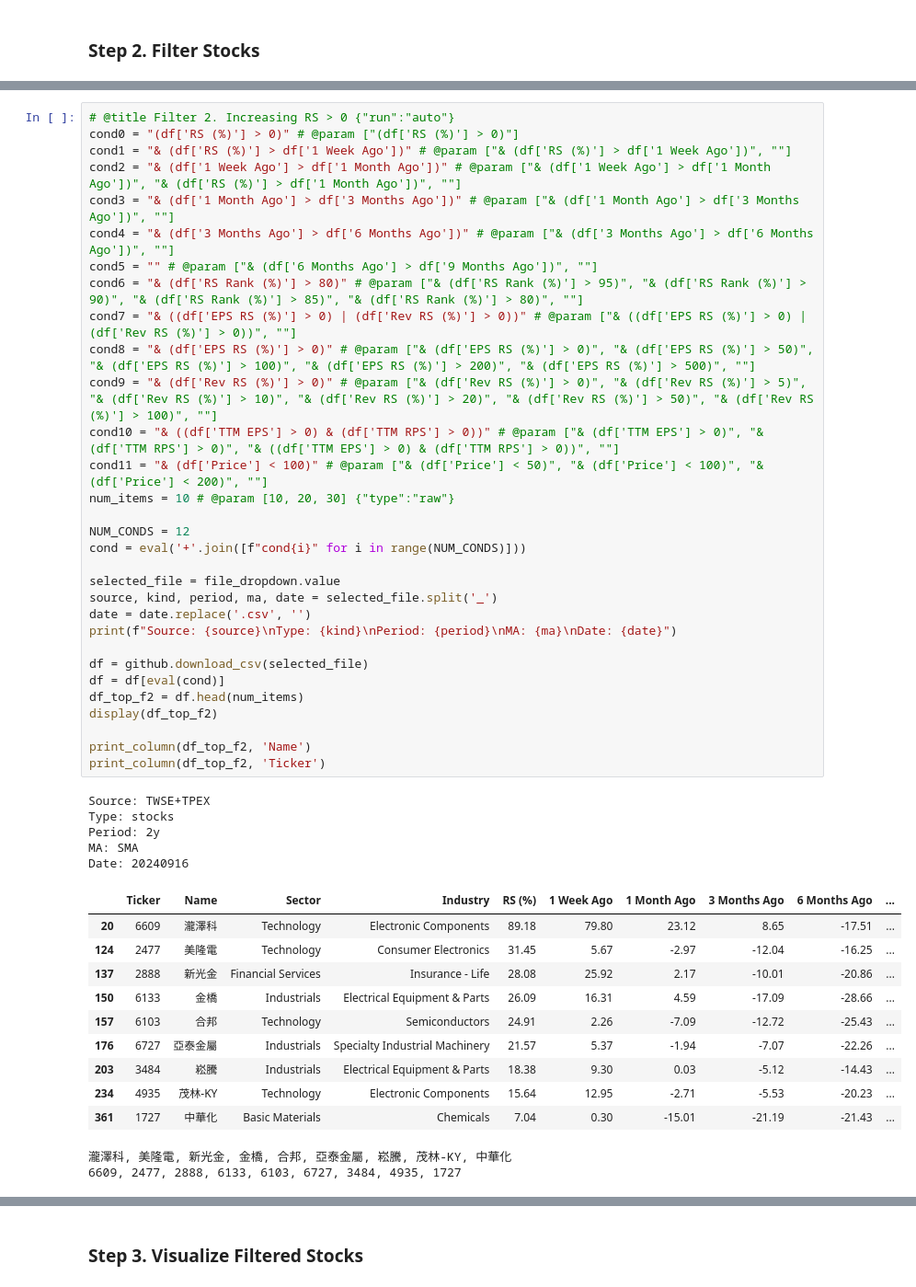
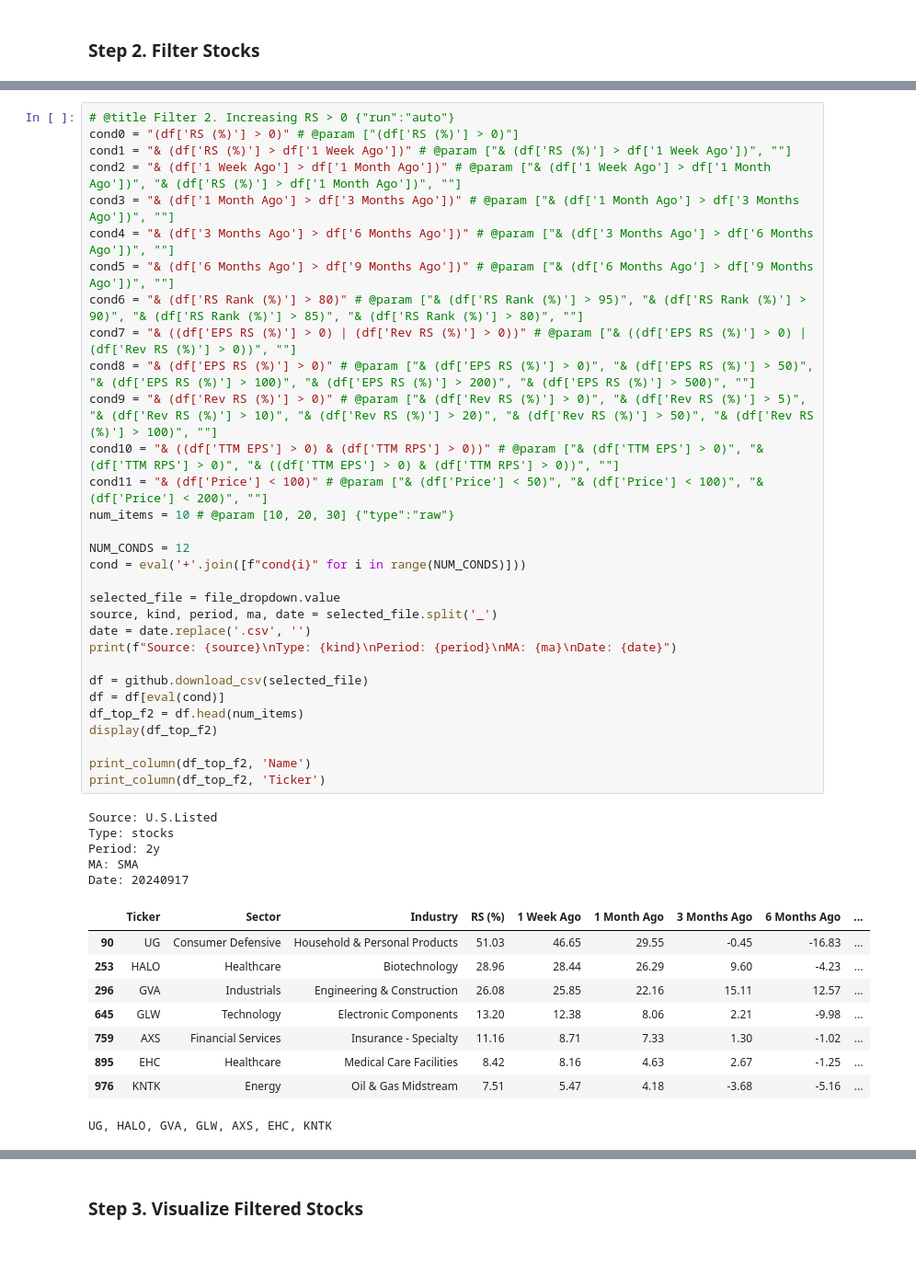
Before and after one commit to yorkjong/stock-reports, a Jupyter notebook: notebooks/weinstein_reports.ipynb, the cells around one changed output, grey strips where cells are left out. Shown at 92% size. Cells and saved outputs as stored; diff of their text form; blank space fills up the shorter version.

Commit message:
chore: Update tables for U.S. Listed Stocks

```diff
--- a/notebooks/weinstein_reports.ipynb
+++ b/notebooks/weinstein_reports.ipynb
@@ -536,48 +535,45 @@ cond1 = "& (df['RS (%)'] > df['1 Week Ago'])" # @param ["& (df['RS (%)'] > df['1
 cond2 = "& (df['1 Week Ago'] > df['1 Month Ago'])" # @param ["& (df['1 Week Ago'] > df['1 Month Ago'])", "& (df['RS (%)'] > df['1 Month Ago'])", ""]
 cond3 = "& (df['1 Month Ago'] > df['3 Months Ago'])" # @param ["& (df['1 Month Ago'] > df['3 Months Ago'])", ""]
 cond4 = "& (df['3 Months Ago'] > df['6 Months Ago'])" # @param ["& (df['3 Months Ago'] > df['6 Months Ago'])", ""]
-cond5 = "" # @param ["& (df['6 Months Ago'] > df['9 Months Ago'])", ""]
+cond5 = "& (df['6 Months Ago'] > df['9 Months Ago'])" # @param ["& (df['6 Months Ago'] > df['9 Months Ago'])", ""]
 cond6 = "& (df['RS Rank (%)'] > 80)" # @param ["& (df['RS Rank (%)'] > 95)", "& (df['RS Rank (%)'] > 90)", "& (df['RS Rank (%)'] > 85)", "& (df['RS Rank (%)'] > 80)", ""]
 cond7 = "& ((df['EPS RS (%)'] > 0) | (df['Rev RS (%)'] > 0))" # @param ["& ((df['EPS RS (%)'] > 0) | (df['Rev RS (%)'] > 0))", ""]
 cond8 = "& (df['EPS RS (%)'] > 0)" # @param ["& (df['EPS RS (%)'] > 0)", "& (df['EPS RS (%)'] > 50)", "& (df['EPS RS (%)'] > 100)", "& (df['EPS RS (%)'] > 200)", "& (df['EPS RS (%)'] > 500)", ""]
 cond9 = "& (df['Rev RS (%)'] > 0)" # @param ["& (df['Rev RS (%)'] > 0)", "& (df['Rev RS (%)'] > 5)", "& (df['Rev RS (%)'] > 10)", "& (df['Rev RS (%)'] > 20)", "& (df['Rev RS (%)'] > 50)", "& (df['Rev RS (%)'] > 100)", ""]
 cond10 = "& ((df['TTM EPS'] > 0) & (df['TTM RPS'] > 0))" # @param ["& (df['TTM EPS'] > 0)", "& (df['TTM RPS'] > 0)", "& ((df['TTM EPS'] > 0) & (df['TTM RPS'] > 0))", ""]
 cond11 = "& (df['Price'] < 100)" # @param ["& (df['Price'] < 50)", "& (df['Price'] < 100)", "& (df['Price'] < 200)", ""]
 num_items = 10 # @param [10, 20, 30] {"type":"raw"}
 
 NUM_CONDS = 12
 cond = eval('+'.join([f"cond{i}" for i in range(NUM_CONDS)]))
 
 selected_file = file_dropdown.value
 source, kind, period, ma, date = selected_file.split('_')
 date = date.replace('.csv', '')
 print(f"Source: {source}\nType: {kind}\nPeriod: {period}\nMA: {ma}\nDate: {date}")
 
 df = github.download_csv(selected_file)
 df = df[eval(cond)]
 df_top_f2 = df.head(num_items)
 display(df_top_f2)
 
 print_column(df_top_f2, 'Name')
 print_column(df_top_f2, 'Ticker')
 # %% [output]
-Source: TWSE+TPEX
+Source: U.S.Listed
 Type: stocks
 Period: 2y
 MA: SMA
-Date: 20240916
+Date: 20240917
-|  | Ticker | Name | Sector | Industry | RS (%) | 1 Week Ago | 1 Month Ago | 3 Months Ago | 6 Months Ago | ... |
-| 20 | 6609 | 瀧澤科 | Technology | Electronic Components | 89.18 | 79.80 | 23.12 | 8.65 | -17.51 | ... |
-| 124 | 2477 | 美隆電 | Technology | Consumer Electronics | 31.45 | 5.67 | -2.97 | -12.04 | -16.25 | ... |
-| 137 | 2888 | 新光金 | Financial Services | Insurance - Life | 28.08 | 25.92 | 2.17 | -10.01 | -20.86 | ... |
-| 150 | 6133 | 金橋 | Industrials | Electrical Equipment & Parts | 26.09 | 16.31 | 4.59 | -17.09 | -28.66 | ... |
-| 157 | 6103 | 合邦 | Technology | Semiconductors | 24.91 | 2.26 | -7.09 | -12.72 | -25.43 | ... |
-| 176 | 6727 | 亞泰金屬 | Industrials | Specialty Industrial Machinery | 21.57 | 5.37 | -1.94 | -7.07 | -22.26 | ... |
-| 203 | 3484 | 崧騰 | Industrials | Electrical Equipment & Parts | 18.38 | 9.30 | 0.03 | -5.12 | -14.43 | ... |
-| 234 | 4935 | 茂林-KY | Technology | Electronic Components | 15.64 | 12.95 | -2.71 | -5.53 | -20.23 | ... |
-| 361 | 1727 | 中華化 | Basic Materials | Chemicals | 7.04 | 0.30 | -15.01 | -21.19 | -21.43 | ... |
+|  | Ticker | Sector | Industry | RS (%) | 1 Week Ago | 1 Month Ago | 3 Months Ago | 6 Months Ago | ... |
+| 90 | UG | Consumer Defensive | Household & Personal Products | 51.03 | 46.65 | 29.55 | -0.45 | -16.83 | ... |
+| 253 | HALO | Healthcare | Biotechnology | 28.96 | 28.44 | 26.29 | 9.60 | -4.23 | ... |
+| 296 | GVA | Industrials | Engineering & Construction | 26.08 | 25.85 | 22.16 | 15.11 | 12.57 | ... |
+| 645 | GLW | Technology | Electronic Components | 13.20 | 12.38 | 8.06 | 2.21 | -9.98 | ... |
+| 759 | AXS | Financial Services | Insurance - Specialty | 11.16 | 8.71 | 7.33 | 1.30 | -1.02 | ... |
+| 895 | EHC | Healthcare | Medical Care Facilities | 8.42 | 8.16 | 4.63 | 2.67 | -1.25 | ... |
+| 976 | KNTK | Energy | Oil & Gas Midstream | 7.51 | 5.47 | 4.18 | -3.68 | -5.16 | ... |
-瀧澤科, 美隆電, 新光金, 金橋, 合邦, 亞泰金屬, 崧騰, 茂林-KY, 中華化
-6609, 2477, 2888, 6133, 6103, 6727, 3484, 4935, 1727
+UG, HALO, GVA, GLW, AXS, EHC, KNTK
 # %%
 # @title Filter 3. RS Breakout {"run":"auto"}
 base = 0 # @param [0, 30, 60, 100] {"type":"raw"}
```
Also changed, not shown: parts of 5 cells of this notebook.
